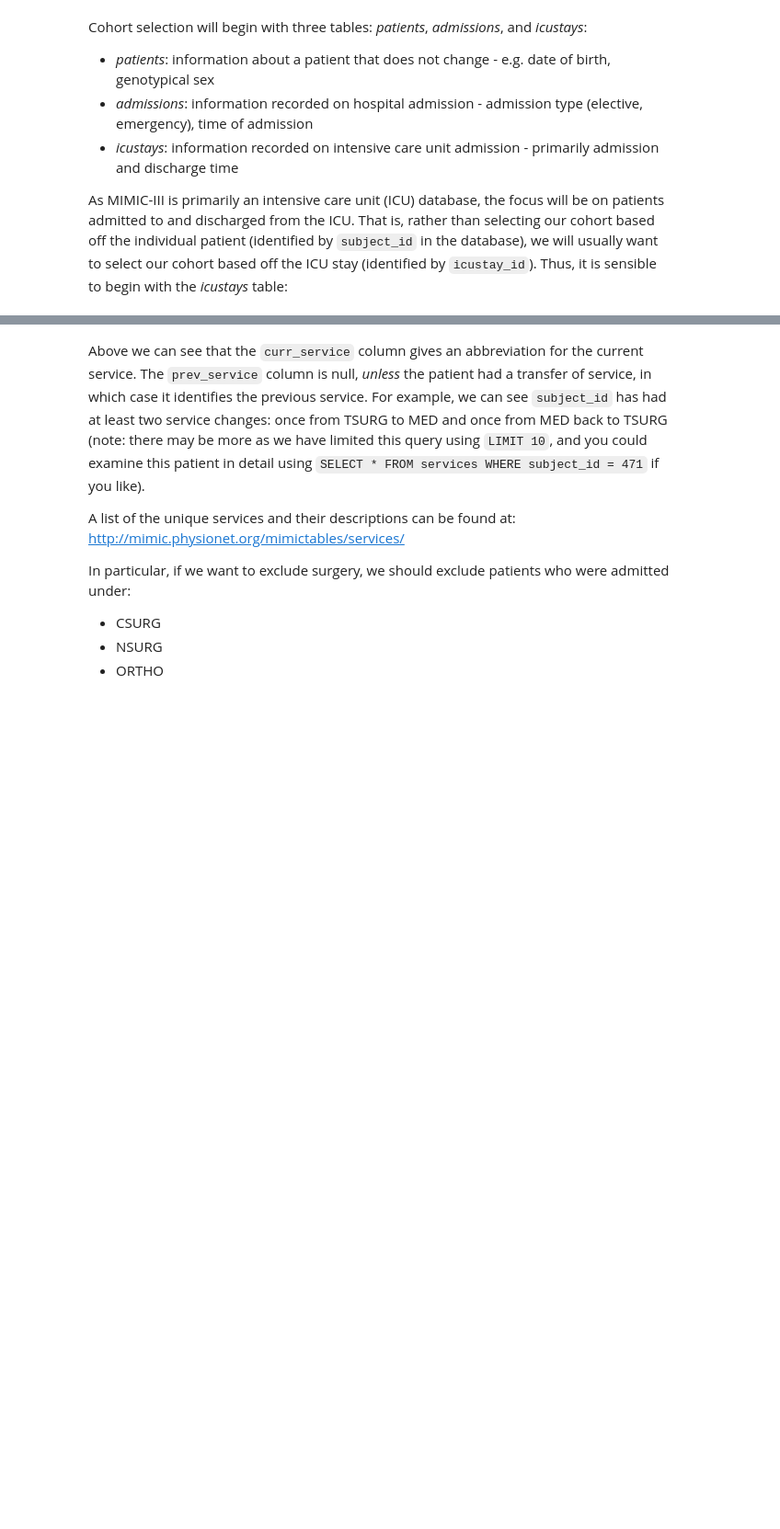
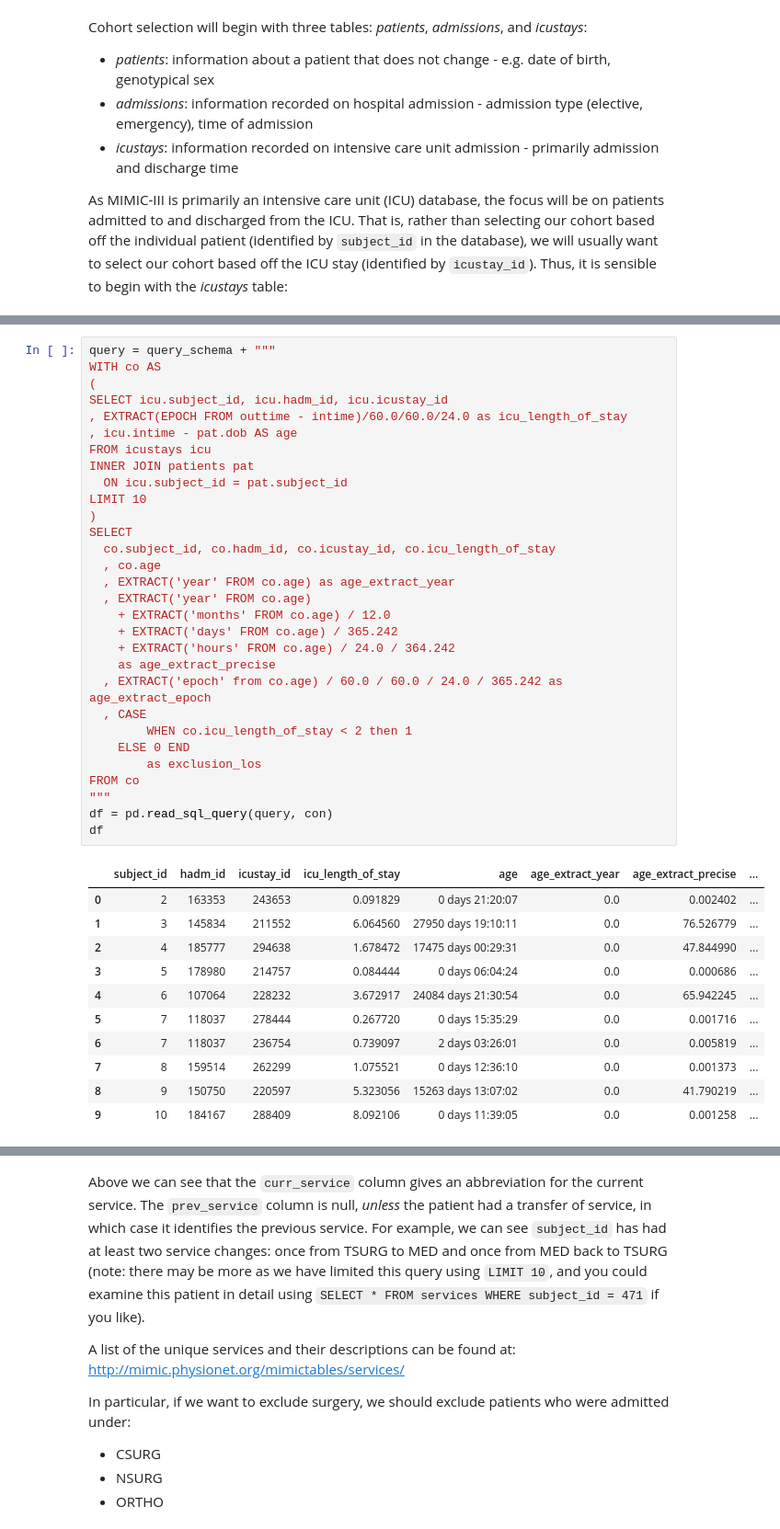
Before and after one commit to MIT-LCP/mimic-code, a Jupyter notebook: tutorials/cohort-selection.ipynb, the cells around one changed output, grey strips where cells are left out. Shown at 92% size. Saved outputs shown, nothing was run; the diff lists cells and outputs as text; blank space fills up the shorter version.

```diff
--- a/tutorials/cohort-selection.ipynb
+++ b/tutorials/cohort-selection.ipynb
@@ -272,0 +223,42 @@ df
+# %%
+query = query_schema + """
+WITH co AS
+(
+SELECT icu.subject_id, icu.hadm_id, icu.icustay_id
+, EXTRACT(EPOCH FROM outtime - intime)/60.0/60.0/24.0 as icu_length_of_stay
+, icu.intime - pat.dob AS age
+FROM icustays icu
+INNER JOIN patients pat
+  ON icu.subject_id = pat.subject_id
+LIMIT 10
+)
+SELECT
+  co.subject_id, co.hadm_id, co.icustay_id, co.icu_length_of_stay
+  , co.age
+  , EXTRACT('year' FROM co.age) as age_extract_year
+  , EXTRACT('year' FROM co.age)
+    + EXTRACT('months' FROM co.age) / 12.0
+    + EXTRACT('days' FROM co.age) / 365.242
+    + EXTRACT('hours' FROM co.age) / 24.0 / 364.242
+    as age_extract_precise
+  , EXTRACT('epoch' from co.age) / 60.0 / 60.0 / 24.0 / 365.242 as age_extract_epoch
+  , CASE
+        WHEN co.icu_length_of_stay < 2 then 1
+    ELSE 0 END
+        as exclusion_los
+FROM co
+"""
+df = pd.read_sql_query(query, con)
+df
+# %% [output]
+|  | subject_id | hadm_id | icustay_id | icu_length_of_stay | age | age_extract_year | age_extract_precise | ... |
+| 0 | 2 | 163353 | 243653 | 0.091829 | 0 days 21:20:07 | 0.0 | 0.002402 | ... |
+| 1 | 3 | 145834 | 211552 | 6.064560 | 27950 days 19:10:11 | 0.0 | 76.526779 | ... |
+| 2 | 4 | 185777 | 294638 | 1.678472 | 17475 days 00:29:31 | 0.0 | 47.844990 | ... |
+| 3 | 5 | 178980 | 214757 | 0.084444 | 0 days 06:04:24 | 0.0 | 0.000686 | ... |
+| 4 | 6 | 107064 | 228232 | 3.672917 | 24084 days 21:30:54 | 0.0 | 65.942245 | ... |
+| 5 | 7 | 118037 | 278444 | 0.267720 | 0 days 15:35:29 | 0.0 | 0.001716 | ... |
+| 6 | 7 | 118037 | 236754 | 0.739097 | 2 days 03:26:01 | 0.0 | 0.005819 | ... |
+| 7 | 8 | 159514 | 262299 | 1.075521 | 0 days 12:36:10 | 0.0 | 0.001373 | ... |
+| 8 | 9 | 150750 | 220597 | 5.323056 | 15263 days 13:07:02 | 0.0 | 41.790219 | ... |
+| 9 | 10 | 184167 | 288409 | 8.092106 | 0 days 11:39:05 | 0.0 | 0.001258 | ... |
```
Also changed, not shown: parts of 46 cells of this notebook.
